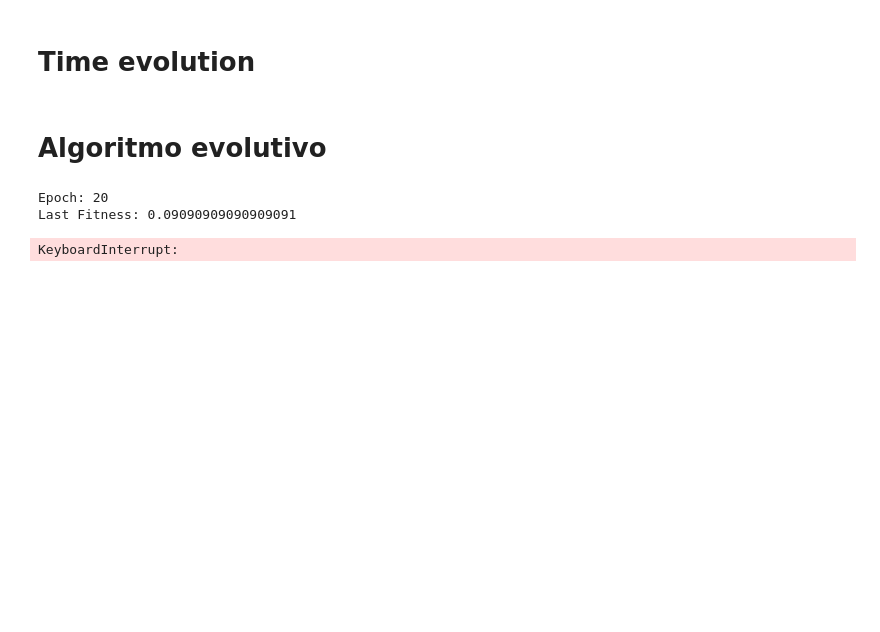
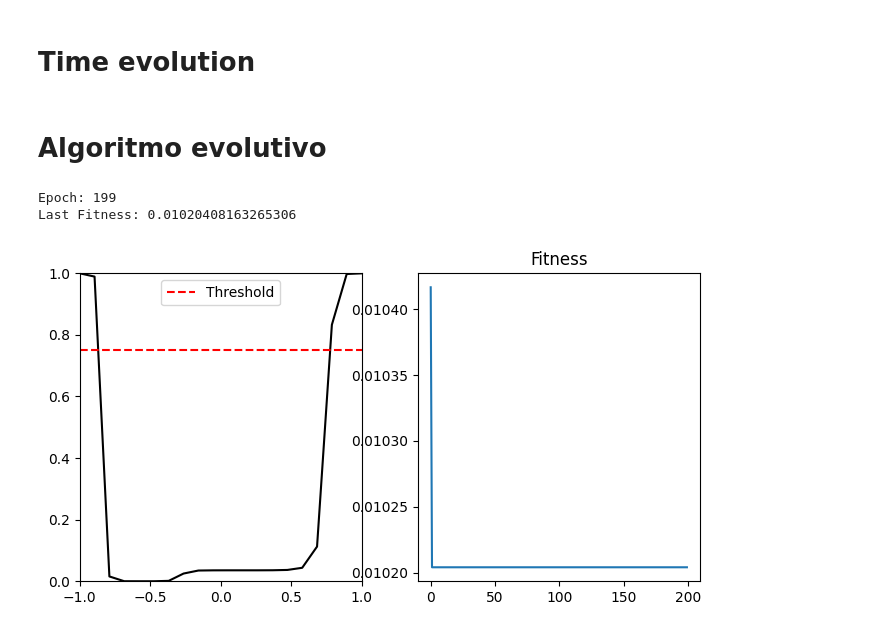
Before and after one commit to Alejandri731/MetodosI_MarianaMontoya_JoseCifuentes, a Jupyter notebook: Parcial 4/EvolutivoFinal.ipynb, the cells around one changed output. Drawn from its saved outputs; the diff is of its cells as text; code cells hidden in the pictures; blank space fills up the shorter version.

```diff
--- a/Parcial 4/EvolutivoFinal.ipynb
+++ b/Parcial 4/EvolutivoFinal.ipynb
@@ -13,7 +13,7 @@ sigm = lambda x: 1/(1+np.exp(-x))
 class Layer:
 
 
-    def __init__(self,NC,NN,ActFun,rate=0.1): # Jugar con la tasa de mutacion
+    def __init__(self,NC,NN,ActFun,rate=1.1): # Jugar con la tasa de mutacion
 
         self.NC = NC
         self.NN = NN
@@ -62,7 +62,7 @@ class Robot:
         # Capacidad o aptitud del individuo
         self.Fitness = np.inf
         self.Steps = 0
-        self.v_change = 0
+
 
         # Brain
         self.Layers = Layers
@@ -72,8 +72,7 @@ class Robot:
 
     def Evolution(self):
         self.r += self.v*self.dt # Euler integration (Metodos 2)
-        if self.r[0] >= -1 and self.r[0] <= 1:
-            self.Steps += 1
+
         # Cada generación regreamos el robot al origin
         # Y volvemos a estimar su fitness
     def Reset(self):
@@ -85,7 +84,6 @@ class Robot:
     def SetFitness(self):
         self.Fitness = 1/(1+self.Steps)
 
-        return self.Fitness
 
        # Brain stuff
     def BrainActivation(self,x,threshold=0.7):
@@ -105,8 +103,8 @@ class Robot:
         # Cambiamos el vector velocidad
         if self.Activation[0] > threshold:
             self.v = -self.v
-
-            self.Steps *= 0.8
+        else:
+            self.Steps += 1
 
             # Deberias penalizar de alguna forma, dado que mucha activación es desgastante!
             # Para cualquier cerebro
@@ -184,7 +175,8 @@ def TimeEvolution(Robots,e,Plot=True):
             Act = p.BrainActivation(p.GetR()[0])
             Activation[i] = Act
             # Region donde aumentamos los pasos para el fitness
-
+            if  p.GetR()[0] >=-1 and p.GetR()[0]<=1:
+                p.Steps += 1
 
             if Plot and i < 5: # Solo pintamos los primeros 5, por tiempo de computo
                 ax.scatter(p.r[0],p.r[1],label='Id: {}, Steps: {:.0f}'.format(p.Id,p.Steps))
@@ -239,8 +229,7 @@ def Genetic(Robots, epochs = 200, Plot = True, Plottime=False):
         # Elegir los más aptos
         scores = [(p.Fitness,p) for p in Robots]
         scores.sort(key = lambda x: x[0], reverse = False)
-        for i in scores:
-            Prueba.append(i)
+
         # Hacer la copia profunda del objeto
         for i,r in enumerate(Robots):
             j = i%N
@@ -288,11 +277,11 @@ def Genetic(Robots, epochs = 200, Plot = True, Plottime=False):
 
     return best_bot, FitVector
 # %%
-Robots = GetRobots(10)
+Robots = GetRobots(20)
 Best, FitVector = Genetic(Robots,Plot=True,Plottime=False) # Apagar Plottime para el entrenamiento
 # %% [output]
-Epoch: 20
-Last Fitness: 0.09090909090909091
+Epoch: 199
+Last Fitness: 0.01020408163265306
-KeyboardInterrupt:
+[figure, added]
 # %%
 plt.plot(FitVector)
```
Also changed, not shown: parts of 10 cells of this notebook.
